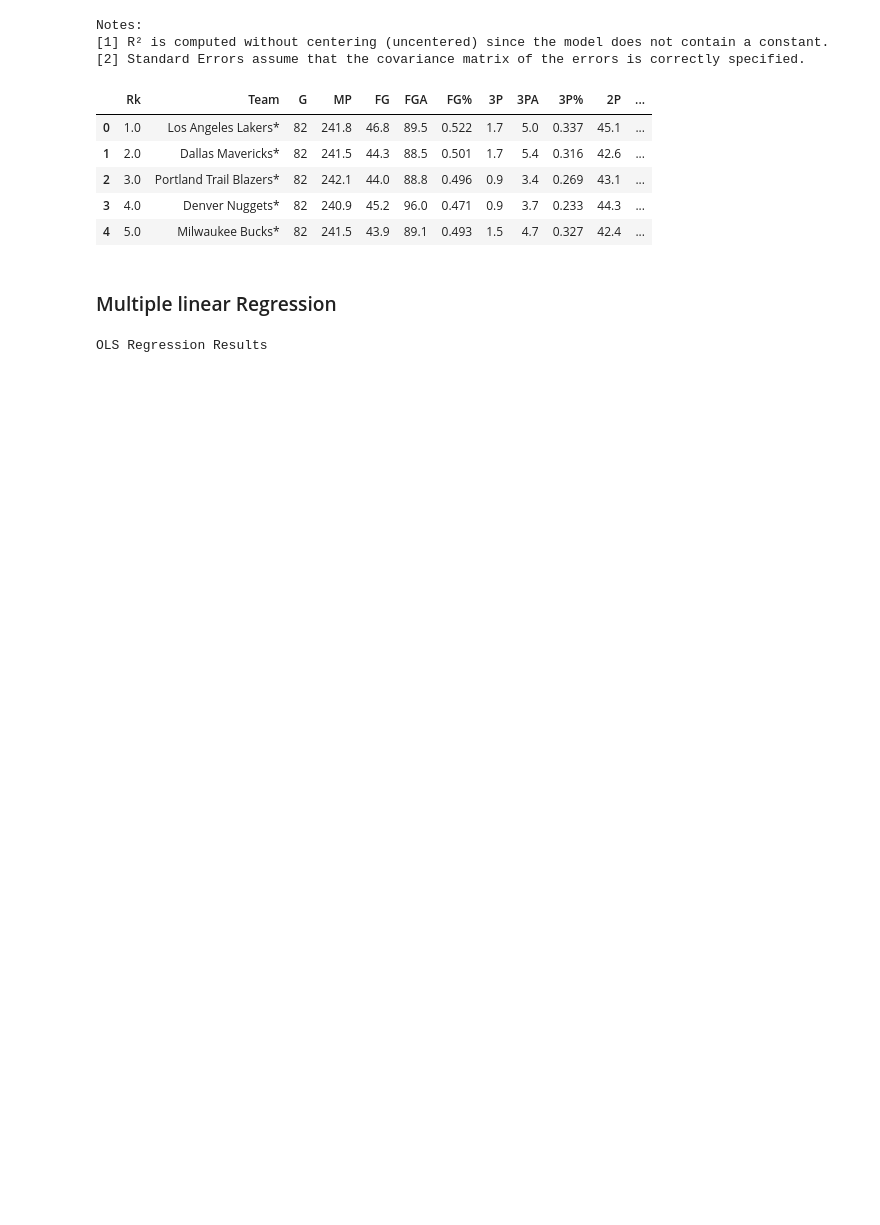
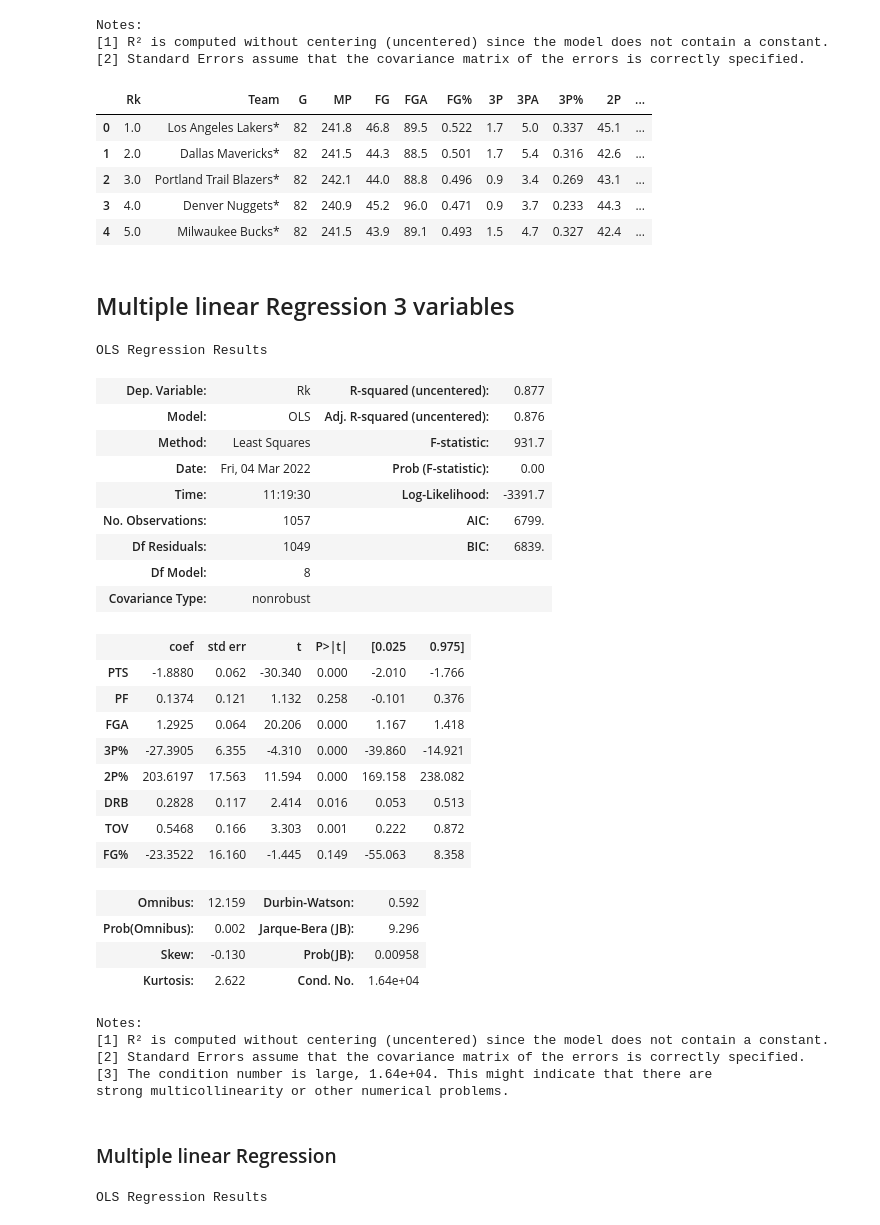
Before and after one commit to HarperJ102986/NBA_Season_Wins, a Jupyter notebook: NBA_Season_Wins.ipynb, the cells around one changed output. Drawn from its saved outputs; the diff is of its cells as text; code cells hidden in the pictures; blank space fills up the shorter version.

```diff
--- a/NBA_Season_Wins.ipynb
+++ b/NBA_Season_Wins.ipynb
@@ -350,6 +351,43 @@ frame.head()
 | 2 | 3.0 | Portland Trail Blazers* | 82 | 242.1 | 44.0 | 88.8 | 0.496 | 0.9 | 3.4 | 0.269 | 43.1 | ... |
 | 3 | 4.0 | Denver Nuggets* | 82 | 240.9 | 45.2 | 96.0 | 0.471 | 0.9 | 3.7 | 0.233 | 44.3 | ... |
 | 4 | 5.0 | Milwaukee Bucks* | 82 | 241.5 | 43.9 | 89.1 | 0.493 | 1.5 | 4.7 | 0.327 | 42.4 | ... |
+# %% [markdown]
+## Multiple linear Regression 3 variables
+# %%
+X1 = frame[['PTS', 'PF', 'FGA', '3P%', '2P%', 'DRB', 'TOV', 'FG%']]
+y1 = frame['Rk']
+# %%
+MR_model1 = sm.OLS(endog=y1, exog=X1).fit()
+MR_model1.summary()
+# %% [output]
+OLS Regression Results
+| Dep. Variable: | Rk | R-squared (uncentered): | 0.877 |
+| Model: | OLS | Adj. R-squared (uncentered): | 0.876 |
+| Method: | Least Squares | F-statistic: | 931.7 |
+| Date: | Fri, 04 Mar 2022 | Prob (F-statistic): | 0.00 |
+| Time: | 11:19:30 | Log-Likelihood: | -3391.7 |
+| No. Observations: | 1057 | AIC: | 6799. |
+| Df Residuals: | 1049 | BIC: | 6839. |
+| Df Model: | 8 |  |  |
+| Covariance Type: | nonrobust |  |  |
+|  | coef | std err | t | P>|t| | [0.025 | 0.975] |
+| PTS | -1.8880 | 0.062 | -30.340 | 0.000 | -2.010 | -1.766 |
+| PF | 0.1374 | 0.121 | 1.132 | 0.258 | -0.101 | 0.376 |
+| FGA | 1.2925 | 0.064 | 20.206 | 0.000 | 1.167 | 1.418 |
+| 3P% | -27.3905 | 6.355 | -4.310 | 0.000 | -39.860 | -14.921 |
+| 2P% | 203.6197 | 17.563 | 11.594 | 0.000 | 169.158 | 238.082 |
+| DRB | 0.2828 | 0.117 | 2.414 | 0.016 | 0.053 | 0.513 |
+| TOV | 0.5468 | 0.166 | 3.303 | 0.001 | 0.222 | 0.872 |
+| FG% | -23.3522 | 16.160 | -1.445 | 0.149 | -55.063 | 8.358 |
+| Omnibus: | 12.159 | Durbin-Watson: | 0.592 |
+| Prob(Omnibus): | 0.002 | Jarque-Bera (JB): | 9.296 |
+| Skew: | -0.130 | Prob(JB): | 0.00958 |
+| Kurtosis: | 2.622 | Cond. No. | 1.64e+04 |
+Notes:
+[1] R² is computed without centering (uncentered) since the model does not contain a constant.
+[2] Standard Errors assume that the covariance matrix of the errors is correctly specified.
+[3] The condition number is large, 1.64e+04. This might indicate that there are
+strong multicollinearity or other numerical problems.
 # %% [markdown]
 ### Multiple linear Regression
 # %%
```
Also changed, not shown: parts of 26 cells of this notebook.
